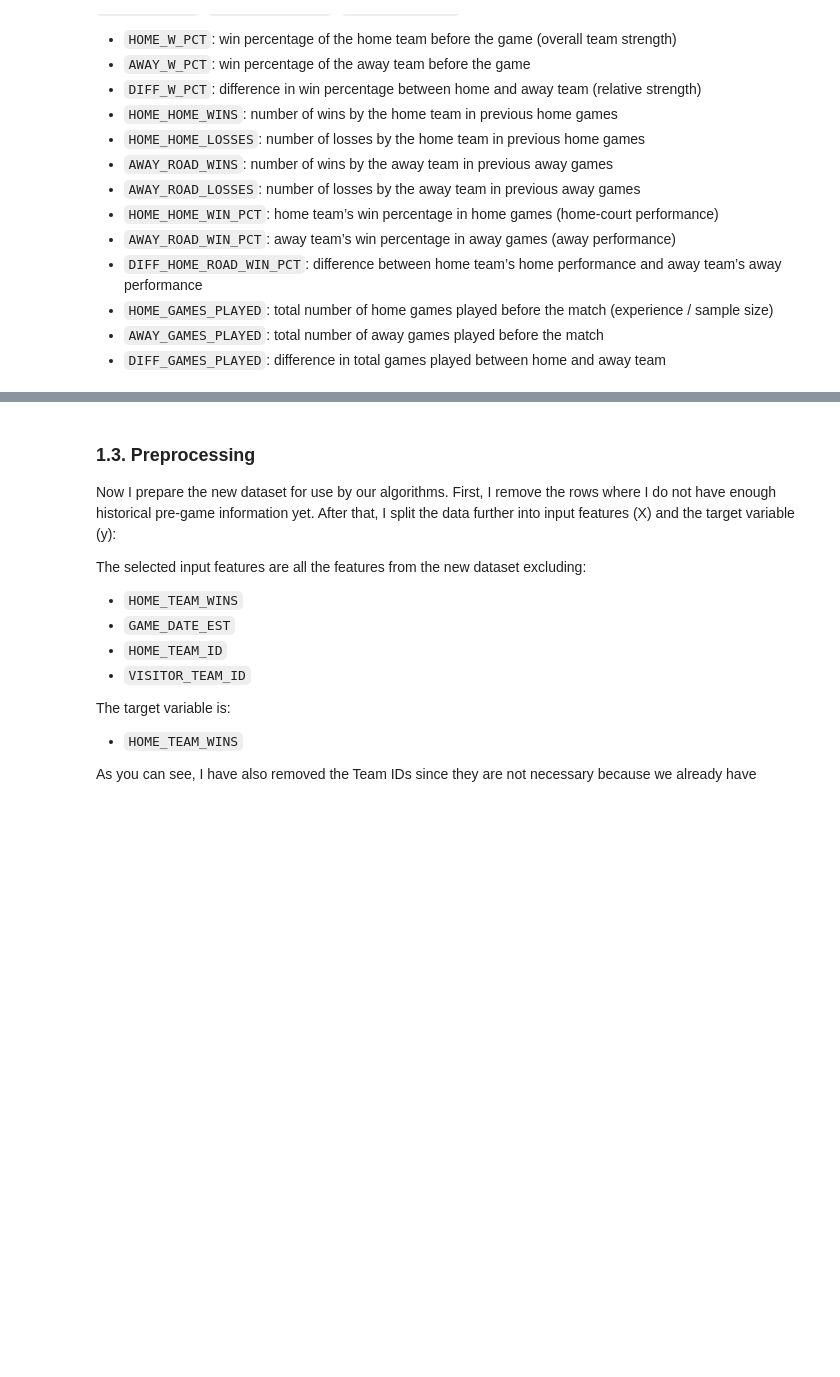
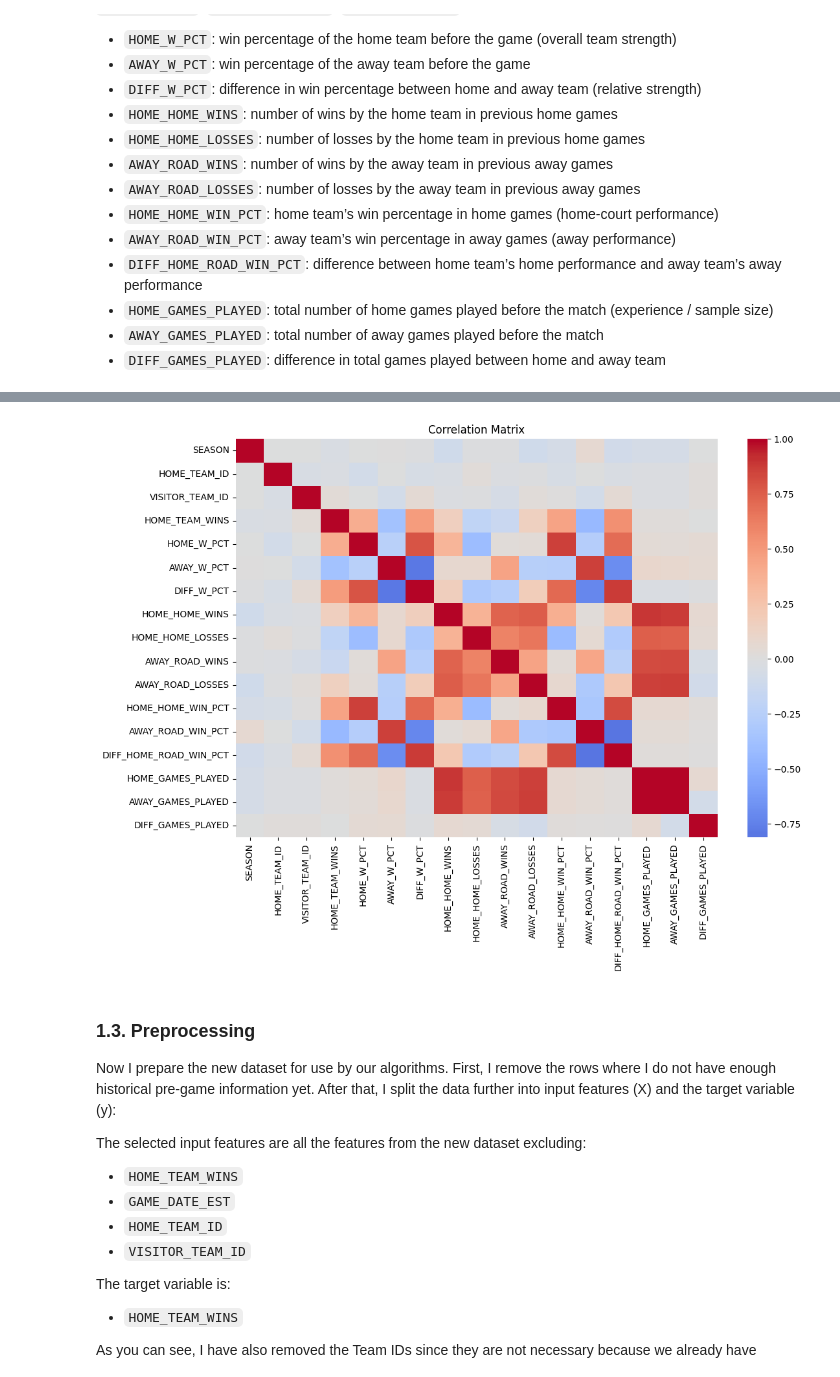
Before and after one commit to Marco7303/hslu-arint, a Jupyter notebook: mini-ml-project/notebooks/mini_ml_project.ipynb, the cells around one changed output, grey strips where cells are left out. Saved outputs shown, nothing was run; the diff lists cells and outputs as text; code cells hidden in the pictures; blank space fills up the shorter version.

Commit message:
added correlation matrix

```diff
--- a/mini-ml-project/notebooks/mini_ml_project.ipynb
+++ b/mini-ml-project/notebooks/mini_ml_project.ipynb
@@ -274,6 +274,20 @@ engineered_df.head()
 | 2 | 2003-10-07 | 2003 | 1610612764 | 1610612752 | 1 | 0.0 | 0.0 | ... |
 | 3 | 2003-10-07 | 2003 | 1610612758 | 1610612746 | 1 | 0.0 | 0.0 | ... |
 | 4 | 2003-10-07 | 2003 | 1610612757 | 1610612745 | 1 | 0.0 | 0.0 | ... |
+# %%
+import seaborn as sns
+import matplotlib.pyplot as plt
+
+# Select only numeric columns
+corr = engineered_df.drop(columns=["GAME_DATE_EST"]).corr()
+
+# Plot correlation matrix
+plt.figure(figsize=(12, 8))
+sns.heatmap(corr, annot=False, cmap="coolwarm", center=0)
+plt.title("Correlation Matrix")
+plt.show()
+# %% [output]
+[figure, added]
 # %% [markdown]
 ### 1.3. Preprocessing
 
```
Also changed, not shown: parts of 3 cells of this notebook.
